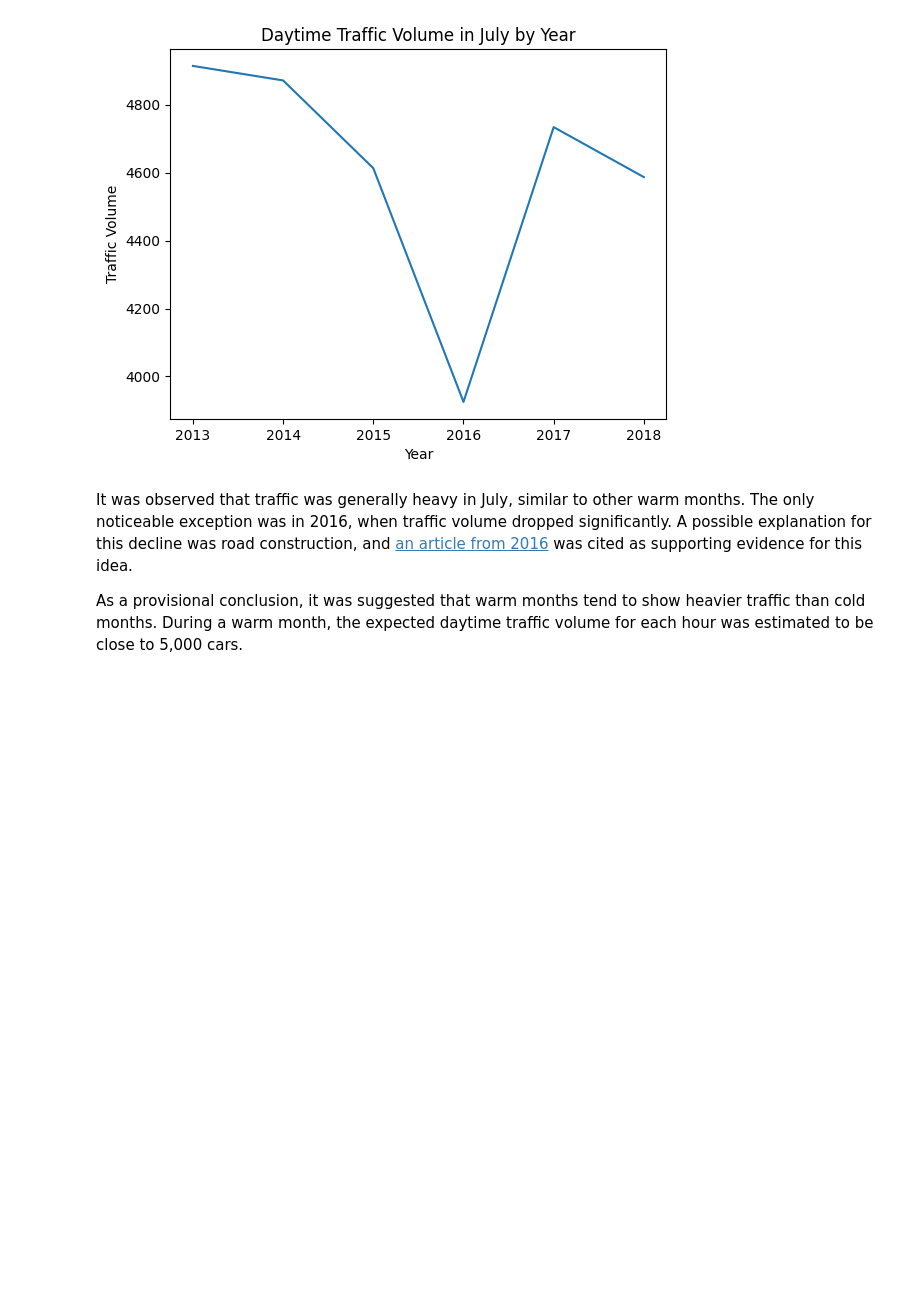
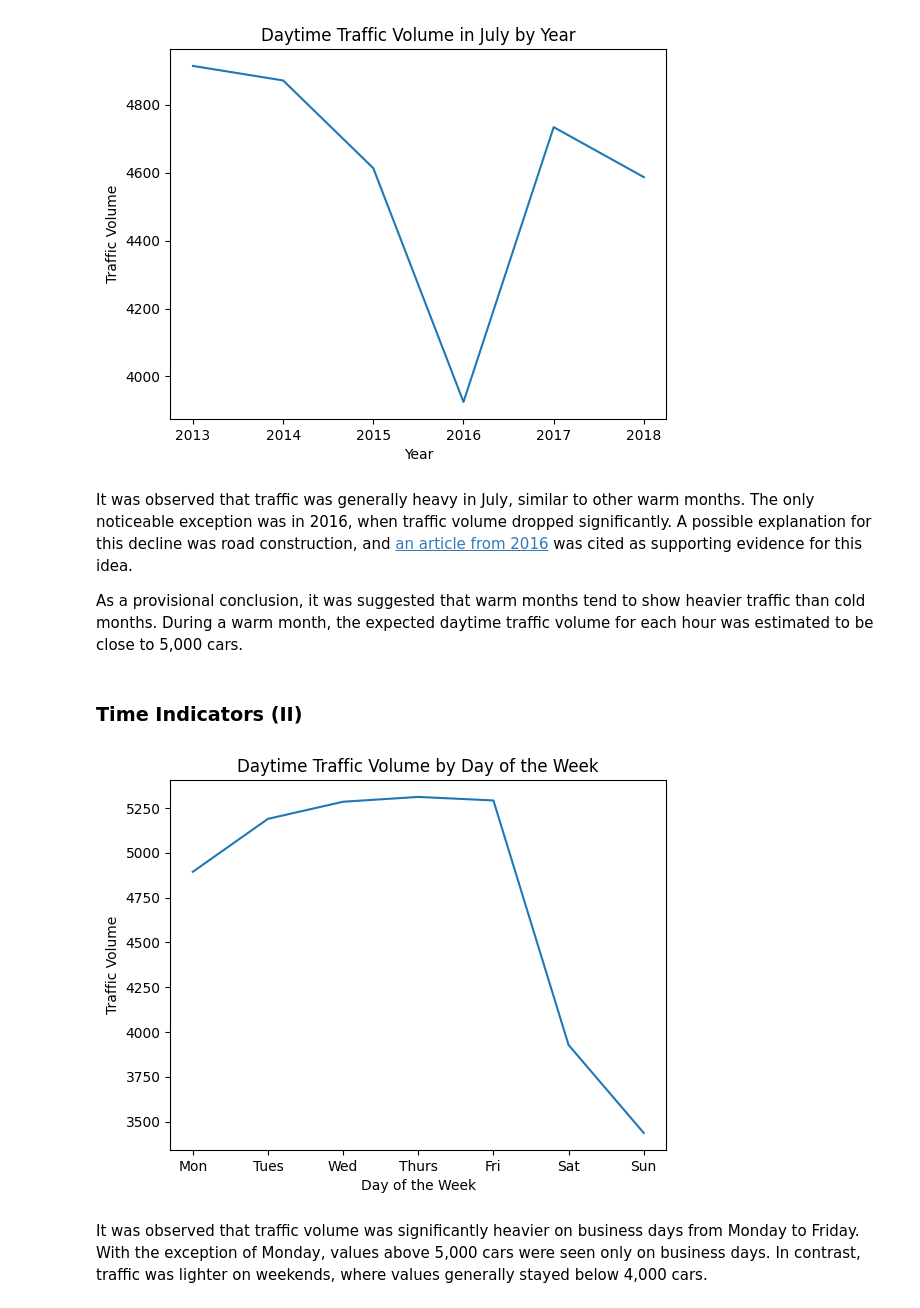
Before and after one commit to dilasha-ghimire/Finding-Heavy-Traffic-Indicators-on-I94, a Jupyter notebook: Basics.ipynb, the cells around one changed output. Cells and saved outputs as stored; diff of their text form; code cells hidden in the pictures; blank space fills up the shorter version.

Commit message:
chore: added line plots for day of the week traffic pattern

```diff
--- a/Basics.ipynb
+++ b/Basics.ipynb
@@ -226,3 +226,21 @@ plt.show()
 It was observed that traffic was generally heavy in July, similar to other warm months. The only noticeable exception was in 2016, when traffic volume dropped significantly. A possible explanation for this decline was road construction, and [an article from 2016](https://www.crainsdetroit.com/article/20160728/NEWS/160729841/weekend-construction-i-96-us-23-bridge-work-i-94-lane-closures-i-696) was cited as supporting evidence for this idea.
 
 As a provisional conclusion, it was suggested that warm months tend to show heavier traffic than cold months. During a warm month, the expected daytime traffic volume for each hour was estimated to be close to 5,000 cars.
+# %% [markdown]
+### Time Indicators (II)
+# %%
+day['dayofweek'] = day['date_time'].dt.dayofweek
+by_dayofweek = day.groupby('dayofweek').mean(numeric_only=True)
+plt.plot(by_dayofweek['traffic_volume'])
+
+days = ['Mon', 'Tues', 'Wed', 'Thurs', 'Fri', 'Sat', 'Sun']
+plt.xticks(range(len(days)), days)
+
+plt.title('Daytime Traffic Volume by Day of the Week')
+plt.xlabel('Day of the Week')
+plt.ylabel('Traffic Volume')
+plt.show()
+# %% [output]
+[figure, added]
+# %% [markdown]
+It was observed that traffic volume was significantly heavier on business days from Monday to Friday. With the exception of Monday, values above 5,000 cars were seen only on business days. In contrast, traffic was lighter on weekends, where values generally stayed below 4,000 cars.
```
